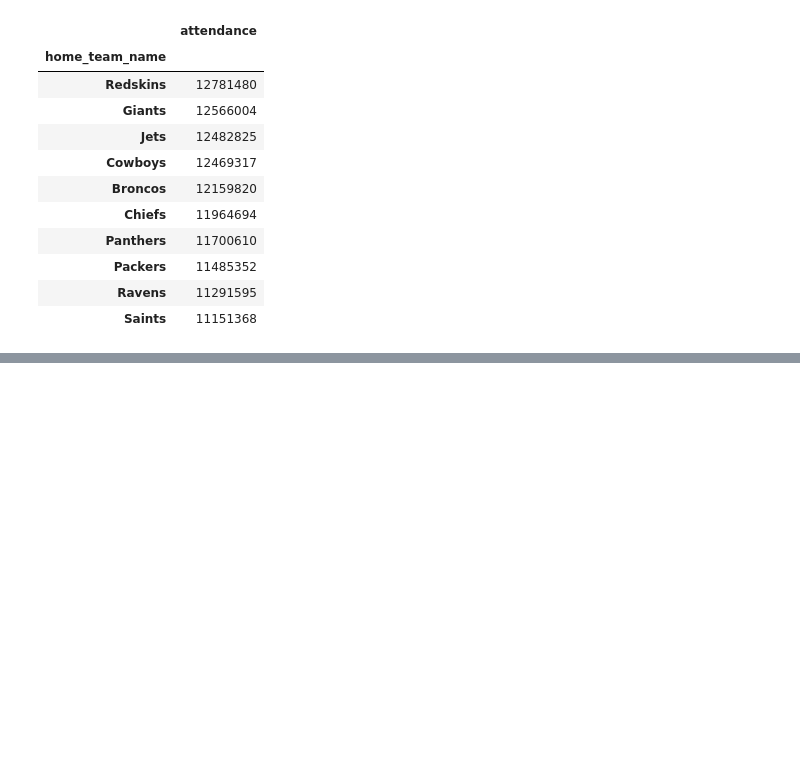
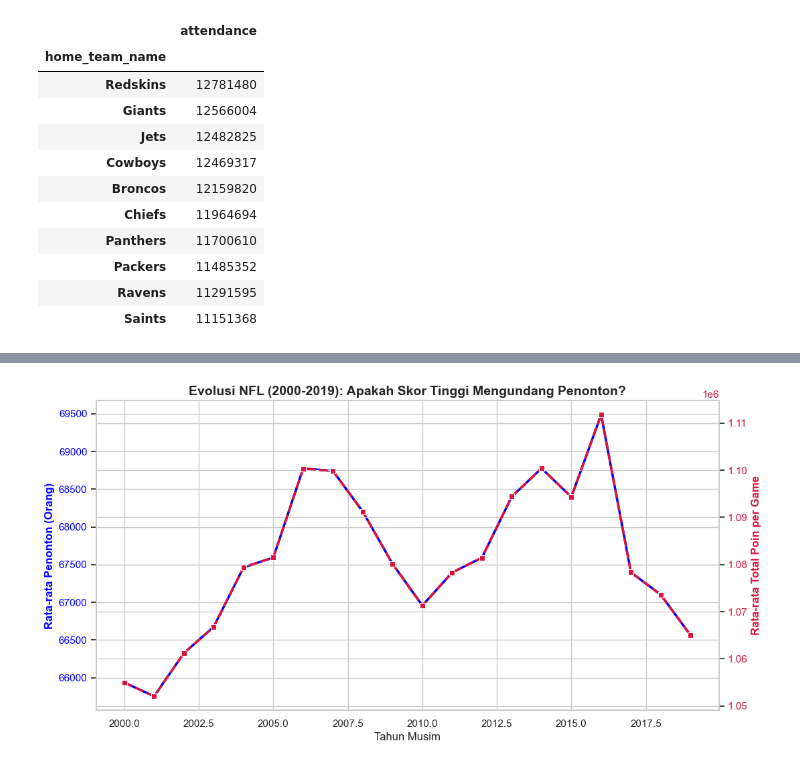
Before and after one commit to gacoanphilia/final-project, a Jupyter notebook: notebooks/final-project.ipynb, the cells around one changed output, grey strips where cells are left out. Cells and saved outputs as stored; diff of their text form; code cells hidden in the pictures; blank space fills up the shorter version.

```diff
--- a/notebooks/final-project.ipynb
+++ b/notebooks/final-project.ipynb
@@ -600,0 +588,19 @@ Passing `palette` without assigning `hue` is deprecated and will be removed in v
+# %%
+yearly_trends = nfl.groupby('year')[['attendance', 'total']].mean().reset_index()
+
+fig, ax1 = plt.subplots(figsize=(12, 6))
+
+sns.lineplot(data=yearly_trends, x='year', y='attendance', ax=ax1, color='blue', marker='o', linewidth=2.5)
+ax1.set_ylabel('Rata-rata Penonton (Orang)', color='blue', fontweight='bold')
+ax1.tick_params(axis='y', labelcolor='blue')
+ax1.set_xlabel('Tahun Musim')
+
+ax2 = ax1.twinx()
+sns.lineplot(data=yearly_trends, x='year', y='total', ax=ax2, color='crimson', marker='s', linewidth=2.5, linestyle='--')
+ax2.set_ylabel('Rata-rata Total Poin per Game', color='crimson', fontweight='bold')
+ax2.tick_params(axis='y', labelcolor='crimson')
+
+plt.title('Evolusi NFL (2000-2019): Apakah Skor Tinggi Mengundang Penonton?', fontsize=14, fontweight='bold')
+plt.show()
+# %% [output]
+[figure, added]
```
Also changed, not shown: parts of 23 cells of this notebook, 1 other file.
